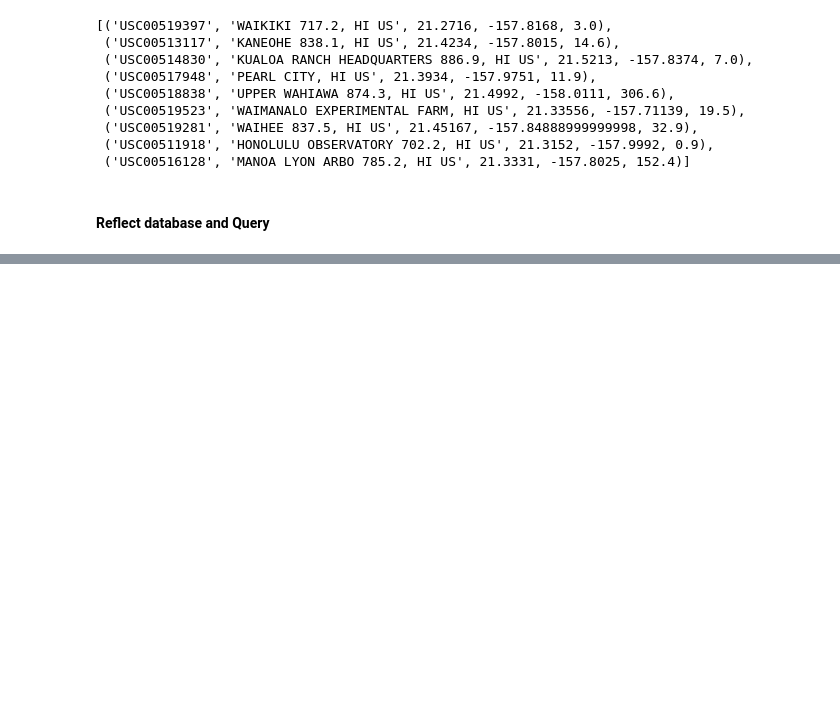
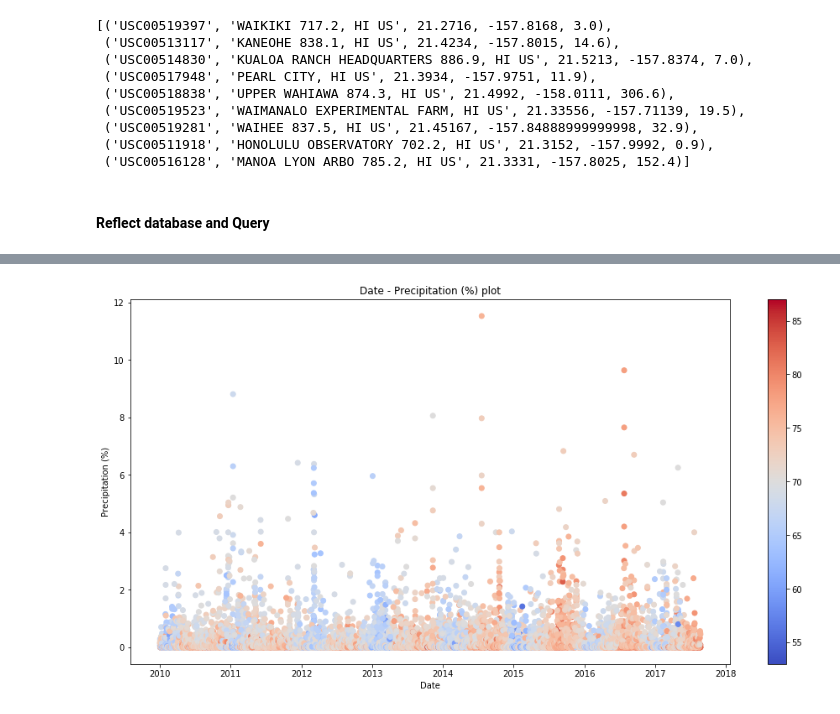
Before and after one commit to aerwemi/-Hawaii_climate_analysis, a Jupyter notebook: climate_analysis.ipynb, the cells around one changed output, grey strips where cells are left out. Saved outputs shown, nothing was run; the diff lists cells and outputs as text; code cells hidden in the pictures; blank space fills up the shorter version.

```diff
--- a/climate_analysis.ipynb
+++ b/climate_analysis.ipynb
@@ -88,0 +154,30 @@ session = Session(engine)
+# %%
+#['id', 'station', 'date', 'prcp', 'tobs']
+# Query Stations for ['station', 'name', 'latitude', 'longitude', 'elevation']
+### BEGIN SOLUTION
+measur_results = session.query(Measurements.id, Measurements.station, Measurements.date, Measurements.prcp, Measurements.tobs )
+    #order_by(Emoji.score.desc()).all()
+### END SOLUTION
+# %%
+# Unpack the `emoji_id` and `scores` from results and save into separate lists
+### BEGIN SOLUTION
+import datetime as dt
+ms_id = [result[0] for result in measur_results]
+ms_st = [result[1] for result in measur_results]
+ms_dt = [result[2] for result in measur_results]
+ms_dts = [dt.datetime.strptime(date, '%Y-%m-%d').date() for date in ms_dt]
+ms_pr = [result[3] for result in measur_results]
+ms_tb = [result[4] for result in measur_results]
+### END SOLUTION
+# %%
+import matplotlib.pyplot as plt
+from matplotlib import cm
+fig = plt.figure(figsize=(16,8))
+plt.scatter(x=ms_dts, y=ms_pr, c=ms_tb, cmap = cm.coolwarm)
+plt.xlabel('Date')
+plt.ylabel('Precipitation (%)')
+plt.title('Date - Precipitation (%) plot')
+plt.colorbar()
+plt.show()
+# %% [output]
+[figure, added]
```
Also changed, not shown: parts of 16 cells of this notebook, 1 other file.
